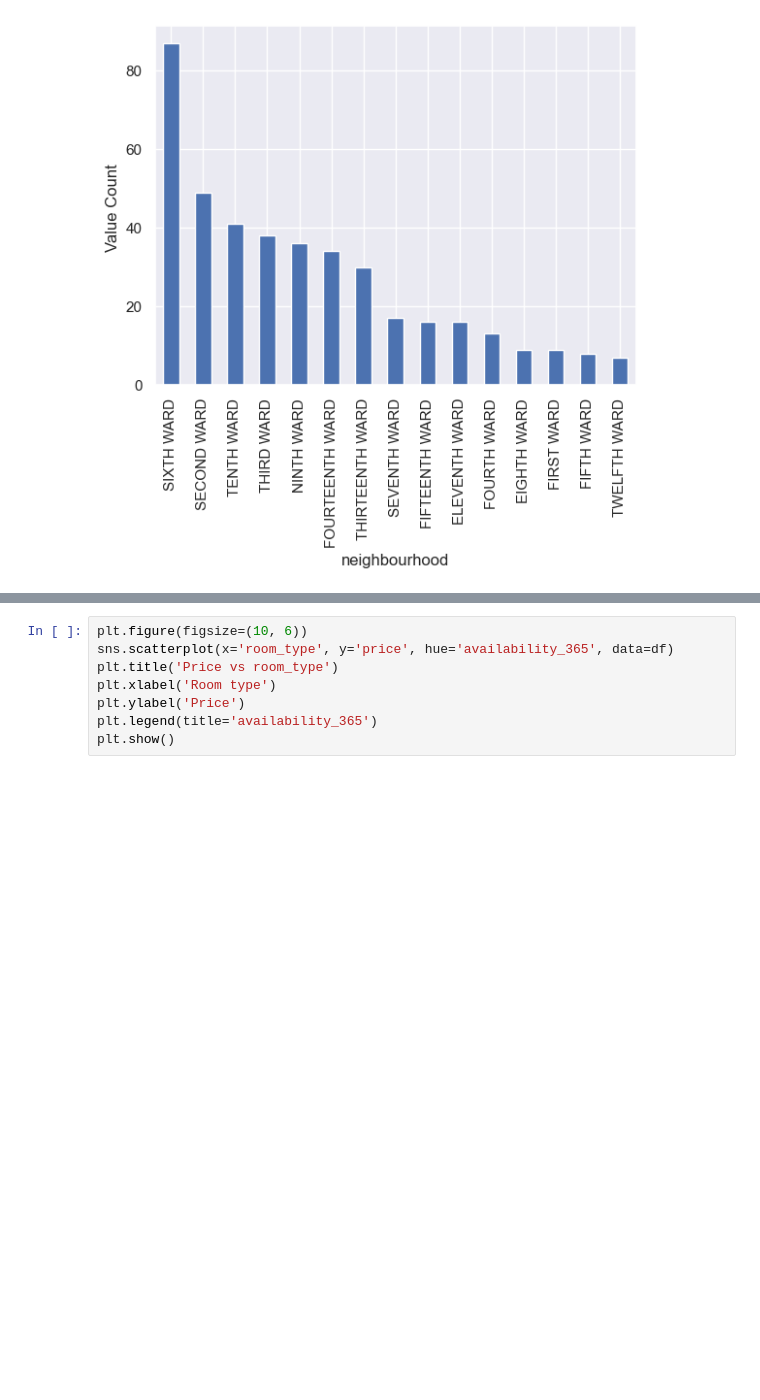
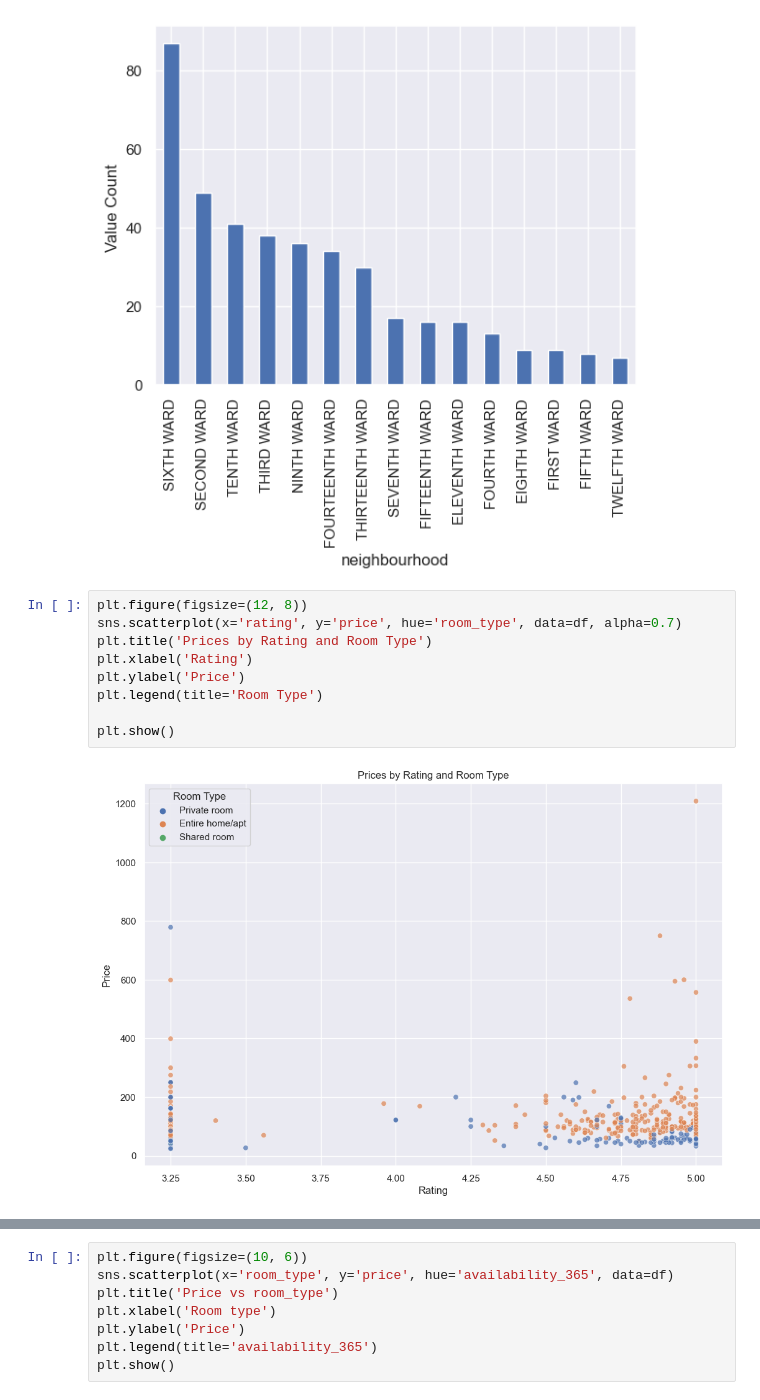
Before and after one commit to elhassan-othman/Airbnb-EDA-Project, a Jupyter notebook: Airbnb_Listing_EDA.ipynb, the cells around one changed output, grey strips where cells are left out. Saved outputs shown, nothing was run; the diff lists cells and outputs as text; blank space fills up the shorter version.

```diff
--- a/Airbnb_Listing_EDA.ipynb
+++ b/Airbnb_Listing_EDA.ipynb
@@ -384,3 +546,14 @@ plt.xticks(rotation=90)
 plt.show()
 # %% [output]
 [figure]
+# %%
+plt.figure(figsize=(12, 8))
+sns.scatterplot(x='rating', y='price', hue='room_type', data=df, alpha=0.7)
+plt.title('Prices by Rating and Room Type')
+plt.xlabel('Rating')
+plt.ylabel('Price')
+plt.legend(title='Room Type')
+
+plt.show()
+# %% [output]
+[figure, added]
```
Also changed, not shown: parts of 21 cells of this notebook.
